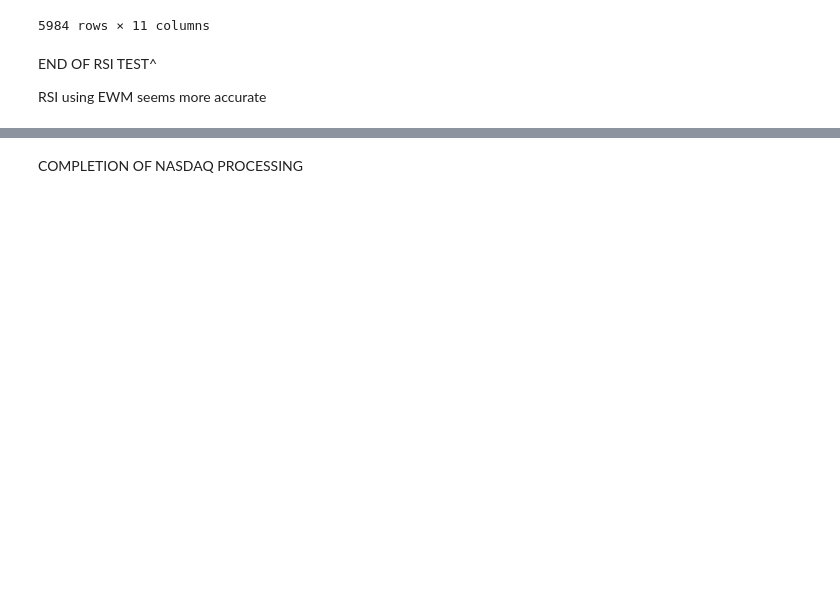
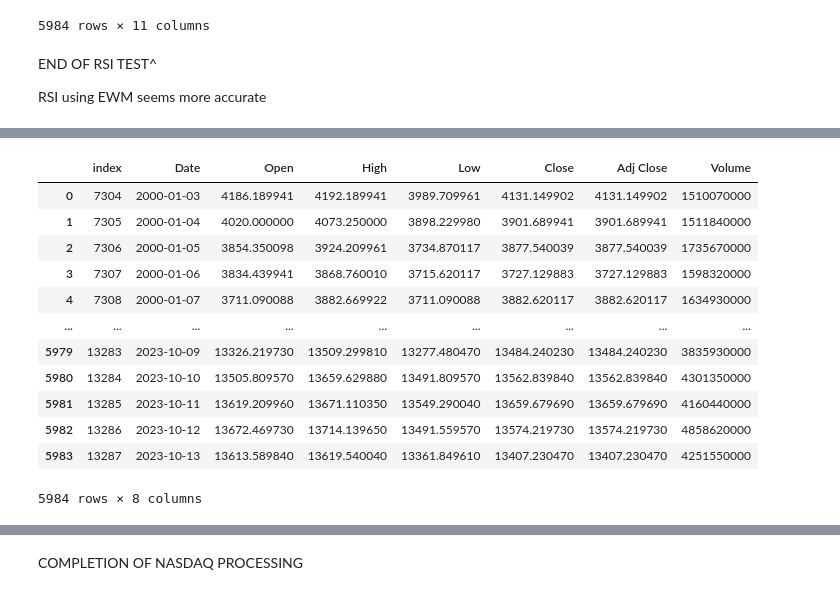
Before and after one commit to TristanBale/fyp, a Jupyter notebook: stock_norandom copy.ipynb, the cells around one changed output, grey strips where cells are left out. Drawn from its saved outputs; the diff is of its cells as text; code cells hidden in the pictures; blank space fills up the shorter version.

```diff
--- a/stock_norandom copy.ipynb
+++ b/stock_norandom copy.ipynb
@@ -359,0 +434,17 @@ nasdaq =
+# %%
+nasdaq_ = nasdaq.iloc[nasdaq_selected_index:].reset_index() #selects row from dataframe 'stock' from selected_index (9568) to last index. reset.index() then resets the index of the newly created dataframe stock so it starts from 0. By default the old index values will be moved to a new column called 'index' as shown below
+nasdaq_ #as seen below, this creates a new index, where the new 0 is our old selected_index
+# %% [output]
+|  | index | Date | Open | High | Low | Close | Adj Close | Volume |
+| 0 | 7304 | 2000-01-03 | 4186.189941 | 4192.189941 | 3989.709961 | 4131.149902 | 4131.149902 | 1510070000 |
+| 1 | 7305 | 2000-01-04 | 4020.000000 | 4073.250000 | 3898.229980 | 3901.689941 | 3901.689941 | 1511840000 |
+| 2 | 7306 | 2000-01-05 | 3854.350098 | 3924.209961 | 3734.870117 | 3877.540039 | 3877.540039 | 1735670000 |
+| 3 | 7307 | 2000-01-06 | 3834.439941 | 3868.760010 | 3715.620117 | 3727.129883 | 3727.129883 | 1598320000 |
+| 4 | 7308 | 2000-01-07 | 3711.090088 | 3882.669922 | 3711.090088 | 3882.620117 | 3882.620117 | 1634930000 |
+| ... | ... | ... | ... | ... | ... | ... | ... | ... |
+| 5979 | 13283 | 2023-10-09 | 13326.219730 | 13509.299810 | 13277.480470 | 13484.240230 | 13484.240230 | 3835930000 |
+| 5980 | 13284 | 2023-10-10 | 13505.809570 | 13659.629880 | 13491.809570 | 13562.839840 | 13562.839840 | 4301350000 |
+| 5981 | 13285 | 2023-10-11 | 13619.209960 | 13671.110350 | 13549.290040 | 13659.679690 | 13659.679690 | 4160440000 |
+| 5982 | 13286 | 2023-10-12 | 13672.469730 | 13714.139650 | 13491.559570 | 13574.219730 | 13574.219730 | 4858620000 |
+| 5983 | 13287 | 2023-10-13 | 13613.589840 | 13619.540040 | 13361.849610 | 13407.230470 | 13407.230470 | 4251550000 |
+5984 rows × 8 columns
```
Also changed, not shown: parts of 45 cells of this notebook.
